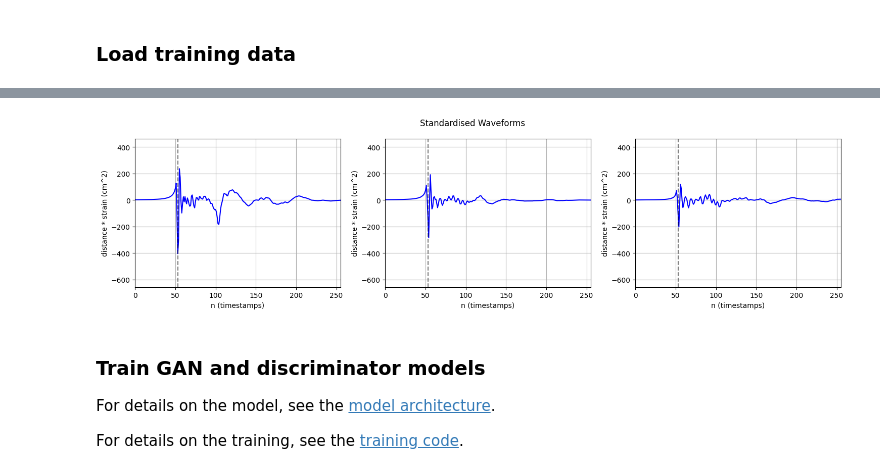
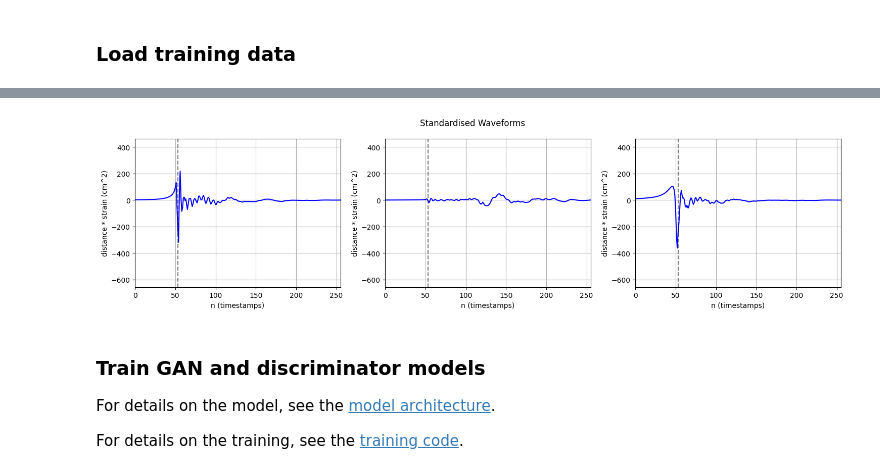
Before and after one commit to starccato/starccato, a Jupyter notebook: docs/training.ipynb, the cells around one changed output, grey strips where cells are left out. Drawn from its saved outputs; the diff is of its cells as text; code cells hidden in the pictures.

```diff
--- a/docs/training.ipynb
+++ b/docs/training.ipynb
@@ -20,11 +39,11 @@ Signal Dataset shape: (256, 1684)
 # %%
-fig, axes = training_data.plot_waveform_grid(standardised=True)
+fig, axes = training_data.plot_waveforms(standardised=True)
 # %% [output]
-[figure, old version]
+[figure, new version]
 # %% [markdown]
 ### Train GAN and discriminator models
 
 For details on the model, see the [model architecture](https://github.com/tarin-e/staccato/tree/main/src/staccato/nn).
 
-For details on the training, see the [training code](https://github.com/tarin-e/staccato/blob/main/src/staccato/training/train_models.py).
+For details on the training, see the [training code](https://github.com/tarin-e/staccato/blob/main/src/staccato/training/trainer.py).
 # %%
```
Also changed, not shown: parts of 5 cells of this notebook, 19 other files.
